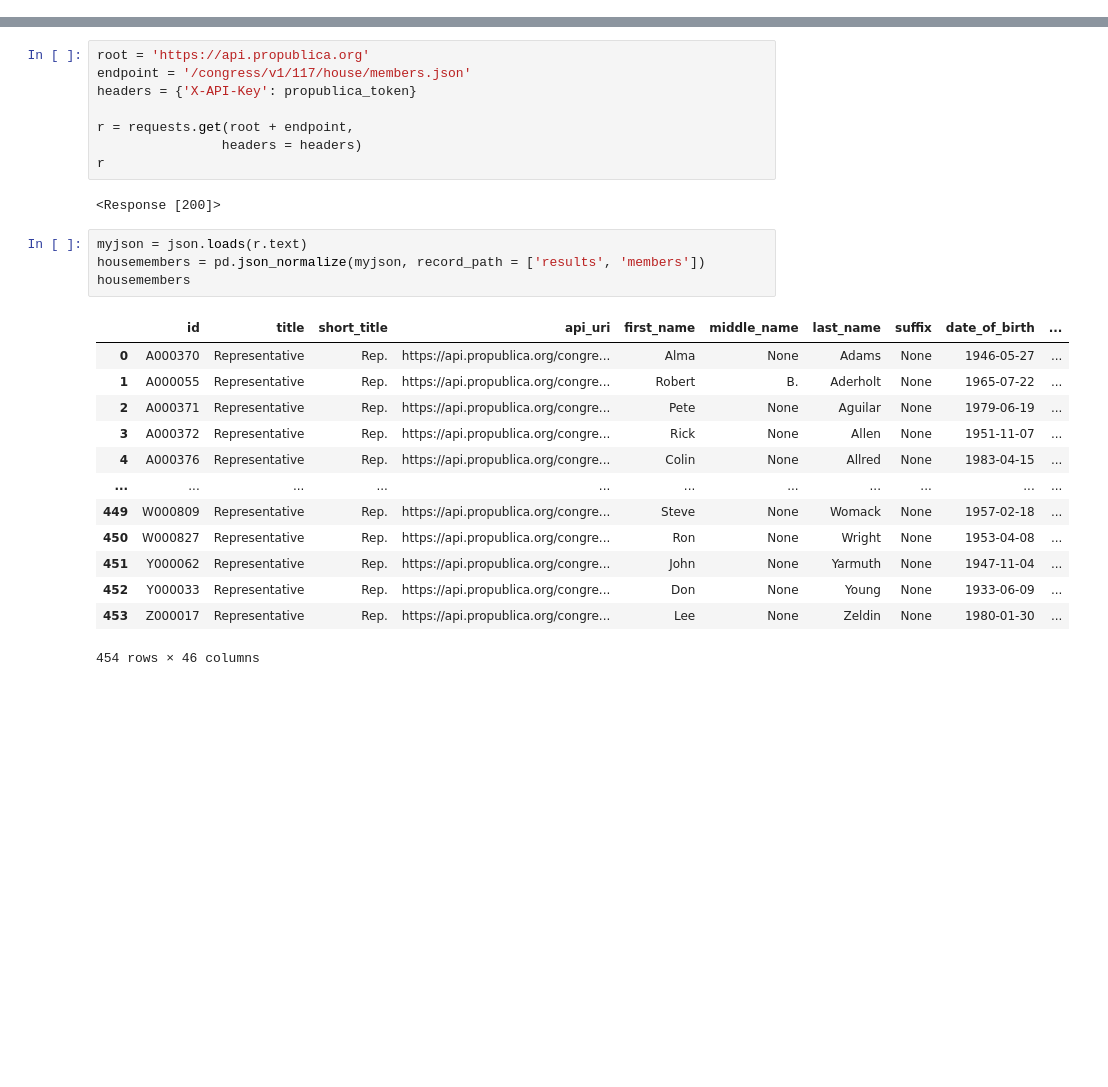
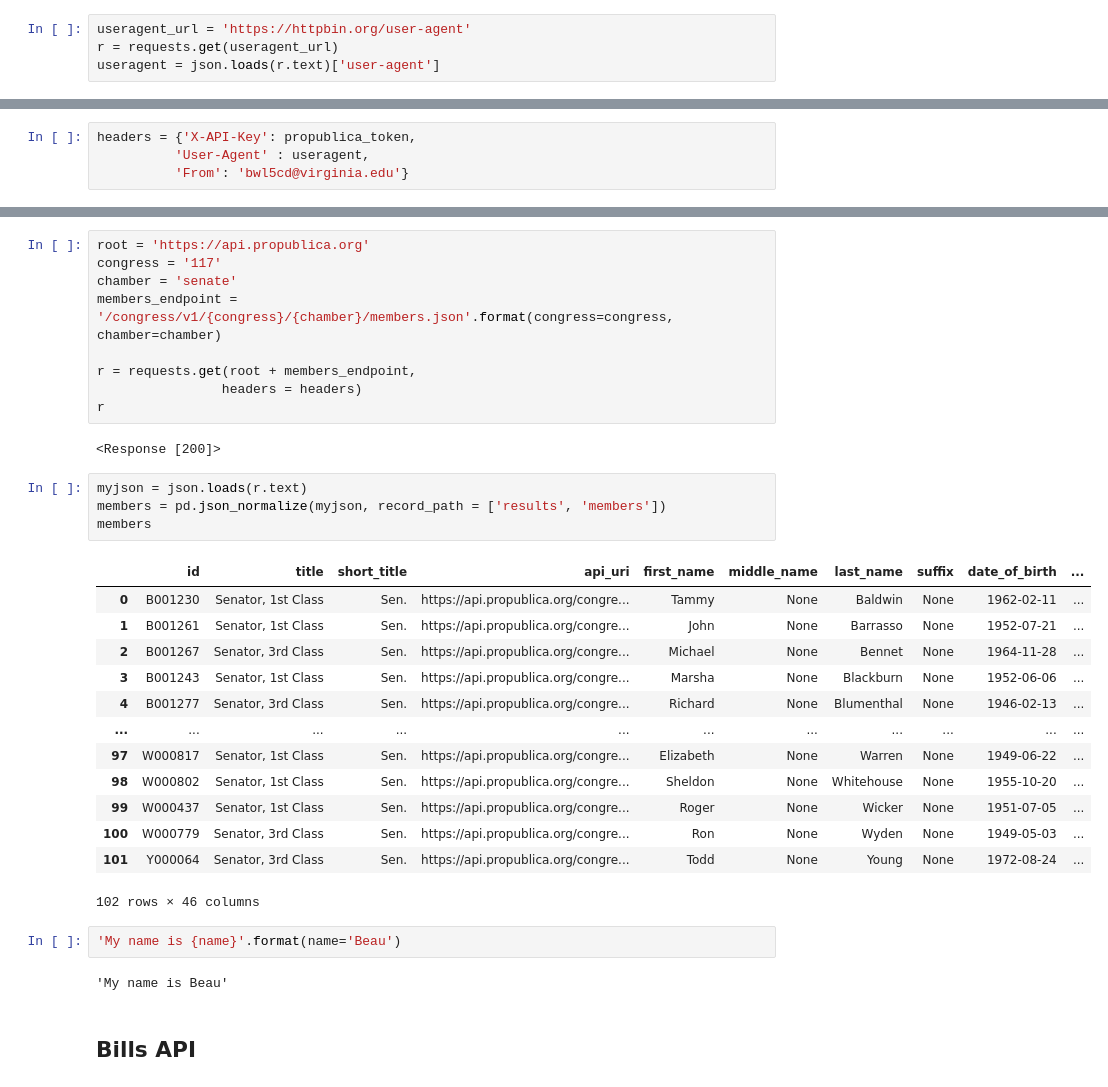
Before and after one commit to beauleblond/contrans, a Jupyter notebook: app/propublica.ipynb, the cells around one changed output, grey strips where cells are left out. Drawn from its saved outputs; the diff is of its cells as text; blank space fills up the shorter version.

```diff
--- a/app/propublica.ipynb
+++ b/app/propublica.ipynb
@@ -11,0 +13,4 @@ propublica_token
+# %%
+useragent_url = 'https://httpbin.org/user-agent'
+r = requests.get(useragent_url)
+useragent = json.loads(r.text)['user-agent']
@@ -11,0 +19,4 @@ propublica_token
+# %%
+headers = {'X-API-Key': propublica_token,
+          'User-Agent' : useragent,
+          'From': 'bwl5cd@virginia.edu'}
@@ -12,28 +25,35 @@ propublica_token
 # %%
 root = 'https://api.propublica.org'
-endpoint = '/congress/v1/117/house/members.json'
-headers = {'X-API-Key': propublica_token}
+congress = '117'
+chamber = 'senate'
+members_endpoint = '/congress/v1/{congress}/{chamber}/members.json'.format(congress=congress, chamber=chamber)
 
-r = requests.get(root + endpoint,
+r = requests.get(root + members_endpoint,
                 headers = headers)
 r
 # %% [output]
 <Response [200]>
 # %%
 myjson = json.loads(r.text)
-housemembers = pd.json_normalize(myjson, record_path = ['results', 'members'])
-housemembers
+members = pd.json_normalize(myjson, record_path = ['results', 'members'])
+members
 # %% [output]
 |  | id | title | short_title | api_uri | first_name | middle_name | last_name | suffix | date_of_birth | ... |
-| 0 | A000370 | Representative | Rep. | https://api.propublica.org/congre... | Alma | None | Adams | None | 1946-05-27 | ... |
-| 1 | A000055 | Representative | Rep. | https://api.propublica.org/congre... | Robert | B. | Aderholt | None | 1965-07-22 | ... |
-| 2 | A000371 | Representative | Rep. | https://api.propublica.org/congre... | Pete | None | Aguilar | None | 1979-06-19 | ... |
-| 3 | A000372 | Representative | Rep. | https://api.propublica.org/congre... | Rick | None | Allen | None | 1951-11-07 | ... |
-| 4 | A000376 | Representative | Rep. | https://api.propublica.org/congre... | Colin | None | Allred | None | 1983-04-15 | ... |
+| 0 | B001230 | Senator, 1st Class | Sen. | https://api.propublica.org/congre... | Tammy | None | Baldwin | None | 1962-02-11 | ... |
+| 1 | B001261 | Senator, 1st Class | Sen. | https://api.propublica.org/congre... | John | None | Barrasso | None | 1952-07-21 | ... |
+| 2 | B001267 | Senator, 3rd Class | Sen. | https://api.propublica.org/congre... | Michael | None | Bennet | None | 1964-11-28 | ... |
+| 3 | B001243 | Senator, 1st Class | Sen. | https://api.propublica.org/congre... | Marsha | None | Blackburn | None | 1952-06-06 | ... |
+| 4 | B001277 | Senator, 3rd Class | Sen. | https://api.propublica.org/congre... | Richard | None | Blumenthal | None | 1946-02-13 | ... |
 | ... | ... | ... | ... | ... | ... | ... | ... | ... | ... | ... |
-| 449 | W000809 | Representative | Rep. | https://api.propublica.org/congre... | Steve | None | Womack | None | 1957-02-18 | ... |
-| 450 | W000827 | Representative | Rep. | https://api.propublica.org/congre... | Ron | None | Wright | None | 1953-04-08 | ... |
-| 451 | Y000062 | Representative | Rep. | https://api.propublica.org/congre... | John | None | Yarmuth | None | 1947-11-04 | ... |
-| 452 | Y000033 | Representative | Rep. | https://api.propublica.org/congre... | Don | None | Young | None | 1933-06-09 | ... |
-| 453 | Z000017 | Representative | Rep. | https://api.propublica.org/congre... | Lee | None | Zeldin | None | 1980-01-30 | ... |
+| 97 | W000817 | Senator, 1st Class | Sen. | https://api.propublica.org/congre... | Elizabeth | None | Warren | None | 1949-06-22 | ... |
+| 98 | W000802 | Senator, 1st Class | Sen. | https://api.propublica.org/congre... | Sheldon | None | Whitehouse | None | 1955-10-20 | ... |
+| 99 | W000437 | Senator, 1st Class | Sen. | https://api.propublica.org/congre... | Roger | None | Wicker | None | 1951-07-05 | ... |
+| 100 | W000779 | Senator, 3rd Class | Sen. | https://api.propublica.org/congre... | Ron | None | Wyden | None | 1949-05-03 | ... |
+| 101 | Y000064 | Senator, 3rd Class | Sen. | https://api.propublica.org/congre... | Todd | None | Young | None | 1972-08-24 | ... |
-454 rows × 46 columns
+102 rows × 46 columns
+# %%
+'My name is {name}'.format(name='Beau')
+# %% [output]
+'My name is Beau'
+# %% [markdown]
+## Bills API
```
Also changed, not shown: parts of 10 cells of this notebook.
